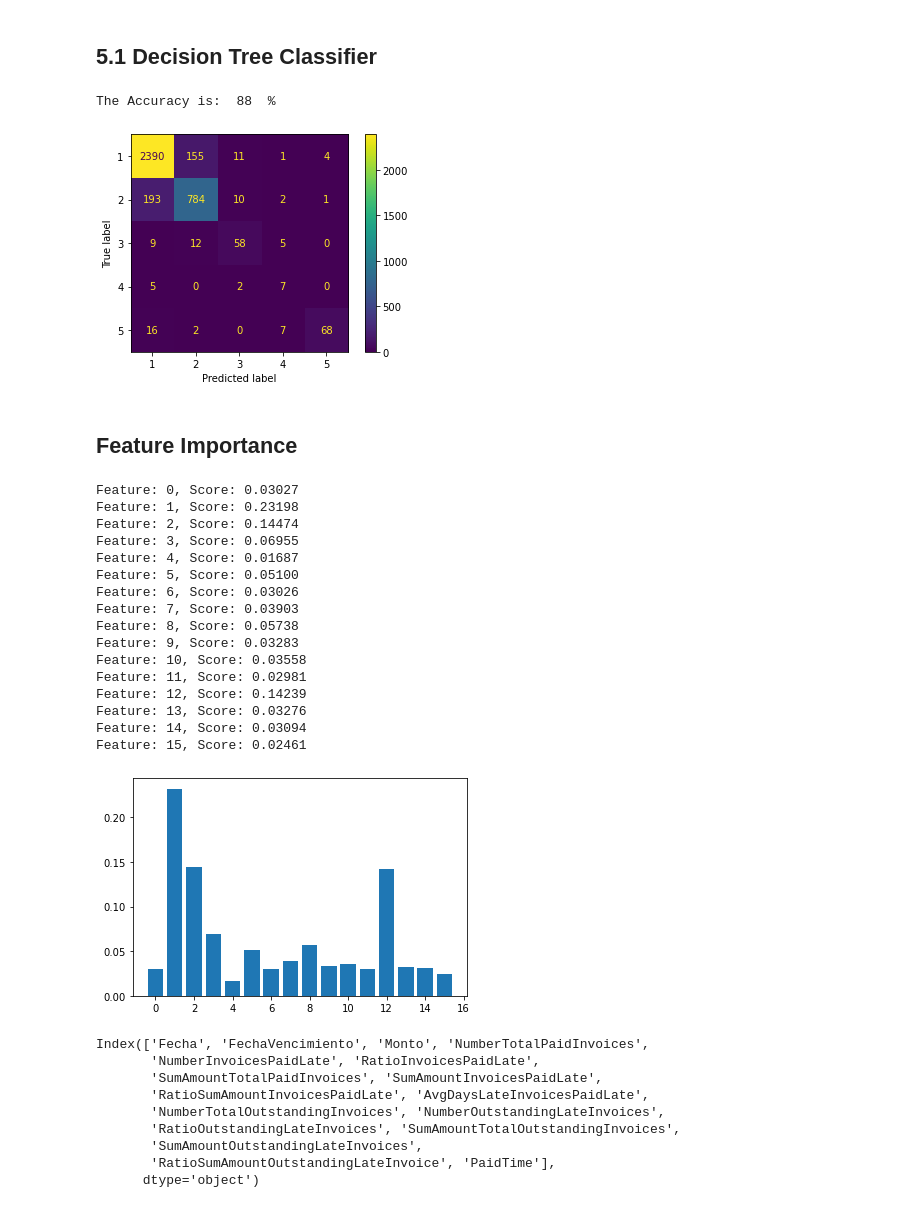
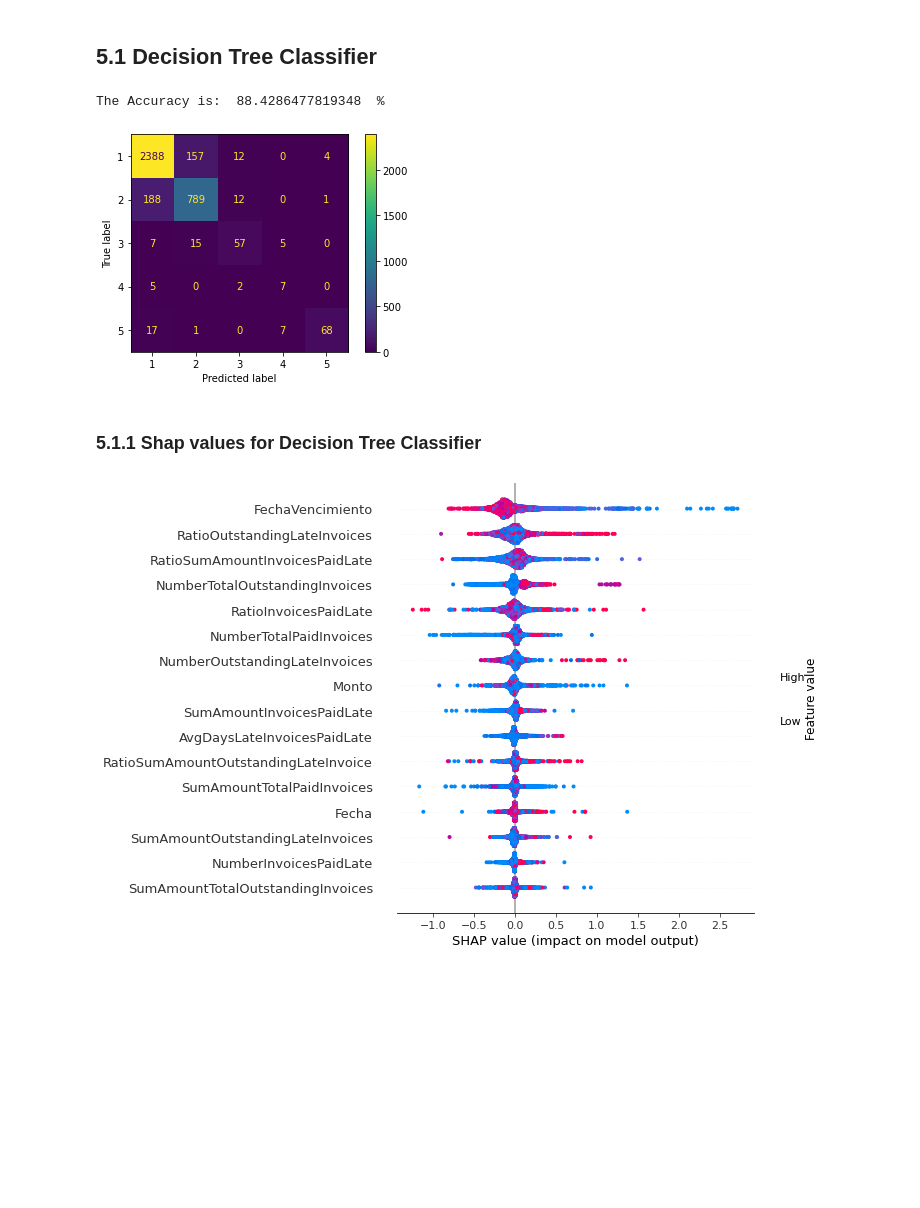
Before and after one commit to jrolopez20/blu-ml, a Jupyter notebook: Forecasting account receivables - Multi Class Classification - Variation.ipynb, the cells around one changed output. Drawn from its saved outputs; the diff is of its cells as text; code cells hidden in the pictures; blank space fills up the shorter version.

```diff
--- a/Forecasting account receivables - Multi Class Classification - Variation.ipynb
+++ b/Forecasting account receivables - Multi Class Classification - Variation.ipynb
@@ -421,53 +431,18 @@ tree = tree.fit(X_train, y_train)
 
 predicted_tree = tree.predict(X_test)
 
-ac_simple = render_confusion_matrix(y_test, predicted_tree, tree.classes_)
-# ac_tree = accuracy_score(y_test, predicted_tree)
-# print('The Accuracy for DecisionTreeClassifier is: ', int(ac_tree * 100), " %")
-
-# cm = confusion_matrix(y_test, predicted_tree, labels=tree.classes_)
-# disp = ConfusionMatrixDisplay(confusion_matrix=cm, display_labels=tree.classes_)
-# disp.plot()
+ac_dtc = render_confusion_matrix(y_test, predicted_tree, tree.classes_)
 # %% [output]
-The Accuracy is:  88  %
+The Accuracy is:  88.4286477819348  %
 [figure]
-# %% [markdown]
-## Feature Importance
-# %%
-# get importance
-importance = tree.feature_importances_
-# summarize feature importance
-for i,v in enumerate(importance):
-	print('Feature: %0d, Score: %.5f' % (i,v))
-# plot feature importance
-plt.bar([x for x in range(len(importance))], importance)
-plt.show()
-
-print(df.columns)
-# %% [output]
-Feature: 0, Score: 0.03027
-Feature: 1, Score: 0.23198
-Feature: 2, Score: 0.14474
-Feature: 3, Score: 0.06955
-Feature: 4, Score: 0.01687
-Feature: 5, Score: 0.05100
-Feature: 6, Score: 0.03026
-Feature: 7, Score: 0.03903
-Feature: 8, Score: 0.05738
-Feature: 9, Score: 0.03283
-Feature: 10, Score: 0.03558
-Feature: 11, Score: 0.02981
-Feature: 12, Score: 0.14239
-Feature: 13, Score: 0.03276
-Feature: 14, Score: 0.03094
-Feature: 15, Score: 0.02461
-[figure, removed]
-Index(['Fecha', 'FechaVencimiento', 'Monto', 'NumberTotalPaidInvoices',
-       'NumberInvoicesPaidLate', 'RatioInvoicesPaidLate',
-       'SumAmountTotalPaidInvoices', 'SumAmountInvoicesPaidLate',
-       'RatioSumAmountInvoicesPaidLate', 'AvgDaysLateInvoicesPaidLate',
-       'NumberTotalOutstandingInvoices', 'NumberOutstandingLateInvoices',
-       'RatioOutstandingLateInvoices', 'SumAmountTotalOutstandingInvoices',
-       'SumAmountOutstandingLateInvoices',
-       'RatioSumAmountOutstandingLateInvoice', 'PaidTime'],
-      dtype='object')
+# %% [markdown]
+### 5.1.1 Shap values for Decision Tree Classifier
+# %%
+# Fits the explainer
+explainer = shap.Explainer(tree.predict, X_test)
+# Calculates the SHAP values - It takes some time
+shap_values = explainer(X_test)
+# %%
+shap.summary_plot(shap_values)
+# %% [output]
+[figure, added]
```
Also changed, not shown: parts of 30 cells of this notebook, 2 other files.
